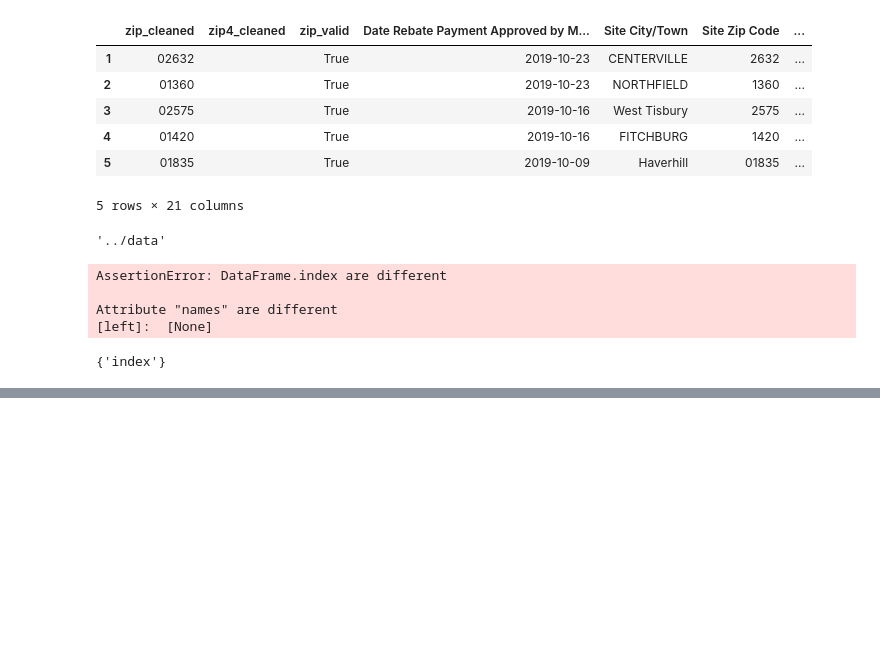
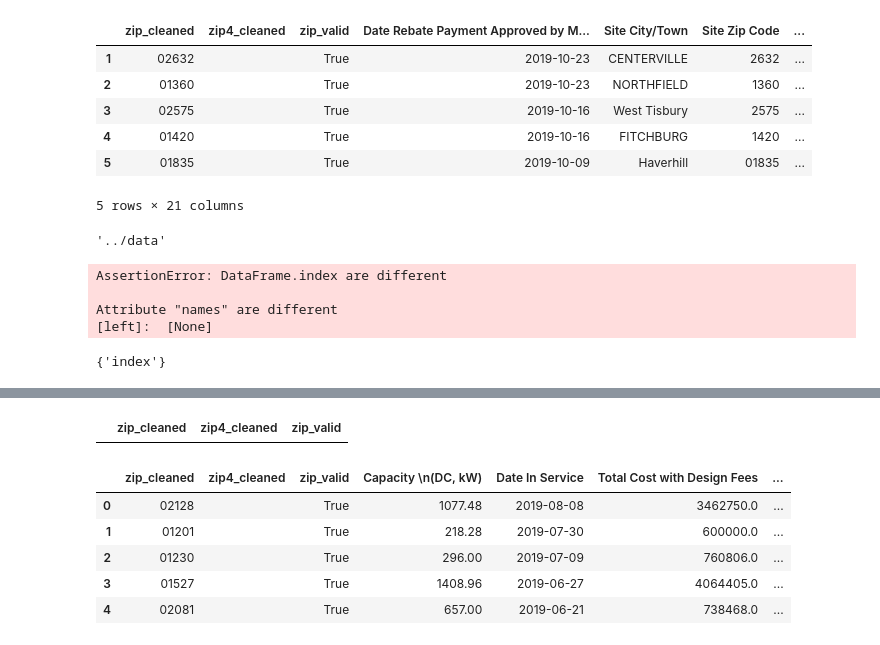
Before and after one commit to massenergize/rad_pipeline, a Jupyter notebook: notebooks/pipeline dev exploration.ipynb, the cells around one changed output, grey strips where cells are left out. Cells and saved outputs as stored; diff of their text form; code cells hidden in the pictures; blank space fills up the shorter version.

```diff
--- a/notebooks/pipeline dev exploration.ipynb
+++ b/notebooks/pipeline dev exploration.ipynb
@@ -438,0 +502,16 @@ set(ashp_from_disk.columns).difference(ashp_cleaned.columns)
+# %%
+#Expect percentage of invalid zips to be 0
+clean_zips[~clean_zips.zip_valid]
+# %% [output]
+|  | zip_cleaned | zip4_cleaned | zip_valid |
+# %%
+# Join fields
+solar = pd.concat([clean_zips, solar], axis=1)
+solar.head()
+# %% [output]
+|  | zip_cleaned | zip4_cleaned | zip_valid | Capacity \n(DC, kW) | Date In Service | Total Cost with Design Fees | ... |
+| 0 | 02128 |  | True | 1077.48 | 2019-08-08 | 3462750.0 | ... |
+| 1 | 01201 |  | True | 218.28 | 2019-07-30 | 600000.0 | ... |
+| 2 | 01230 |  | True | 296.00 | 2019-07-09 | 760806.0 | ... |
+| 3 | 01527 |  | True | 1408.96 | 2019-06-27 | 4064405.0 | ... |
+| 4 | 02081 |  | True | 657.00 | 2019-06-21 | 738468.0 | ... |
```
Also changed, not shown: parts of 46 cells of this notebook, 4 other files.
